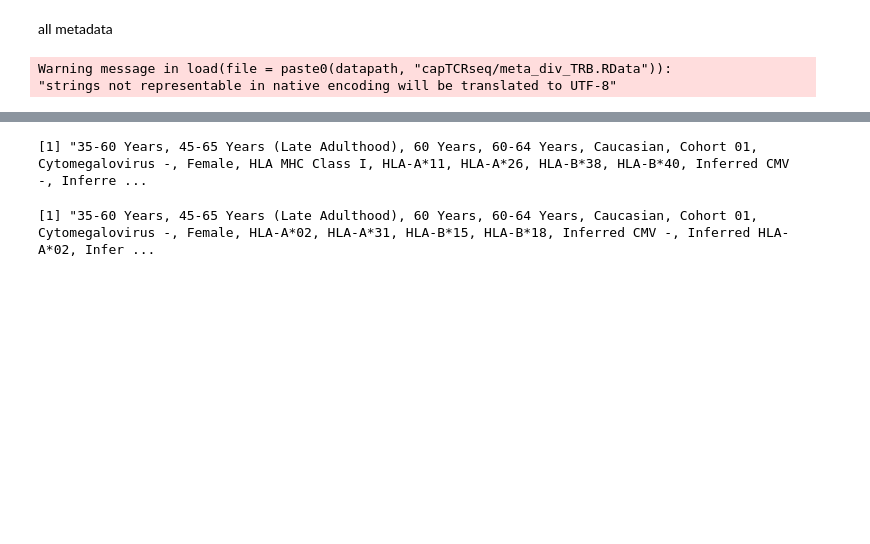
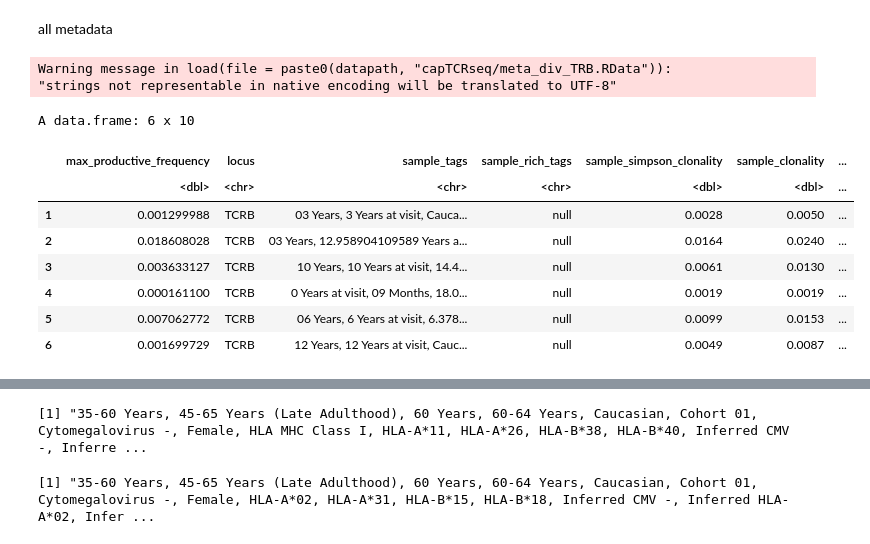
Before and after one commit to pughlab/ped_CapTCRseq, a Jupyter notebook: notebooks/000_Adaptive_metadata.ipynb, the cells around one changed output, grey strips where cells are left out. Drawn from its saved outputs; the diff is of its cells as text; code cells hidden in the pictures; blank space fills up the shorter version.

```diff
--- a/notebooks/000_Adaptive_metadata.ipynb
+++ b/notebooks/000_Adaptive_metadata.ipynb
@@ -54,6 +35,18 @@ sep = "\t", header = T)
 # %%
 mitchell <- read.table(file = paste0(h4hpath,"Adaptive/Mitchell_Michels2022/SampleOverview_11-23-2022_7-25-05_PM.tsv"),
 sep = "\t", header = T)
+# %%
+head(mitchell[,11:20])
+# %% [output]
+A data.frame: 6 x 10
+|  | max_productive_frequency | locus | sample_tags | sample_rich_tags | sample_simpson_clonality | sample_clonality | ... |
+|  | <dbl> | <chr> | <chr> | <chr> | <dbl> | <dbl> | ... |
+| 1 | 0.001299988 | TCRB | 03 Years, 3 Years at visit, Cauca... | null | 0.0028 | 0.0050 | ... |
+| 2 | 0.018608028 | TCRB | 03 Years, 12.958904109589 Years a... | null | 0.0164 | 0.0240 | ... |
+| 3 | 0.003633127 | TCRB | 10 Years, 10 Years at visit, 14.4... | null | 0.0061 | 0.0130 | ... |
+| 4 | 0.000161100 | TCRB | 0 Years at visit, 09 Months, 18.0... | null | 0.0019 | 0.0019 | ... |
+| 5 | 0.007062772 | TCRB | 06 Years, 6 Years at visit, 6.378... | null | 0.0099 | 0.0153 | ... |
+| 6 | 0.001699729 | TCRB | 12 Years, 12 Years at visit, Cauc... | null | 0.0049 | 0.0087 | ... |
 # %%
 emerson <- read.table(file = paste0(h4hpath,"Adaptive/emerson2017/SampleOverview_01-18-2023_8-18-39_PM.tsv"),
 sep = "\t", header = T)
```
Also changed, not shown: parts of 3 cells of this notebook, 3 other files.
